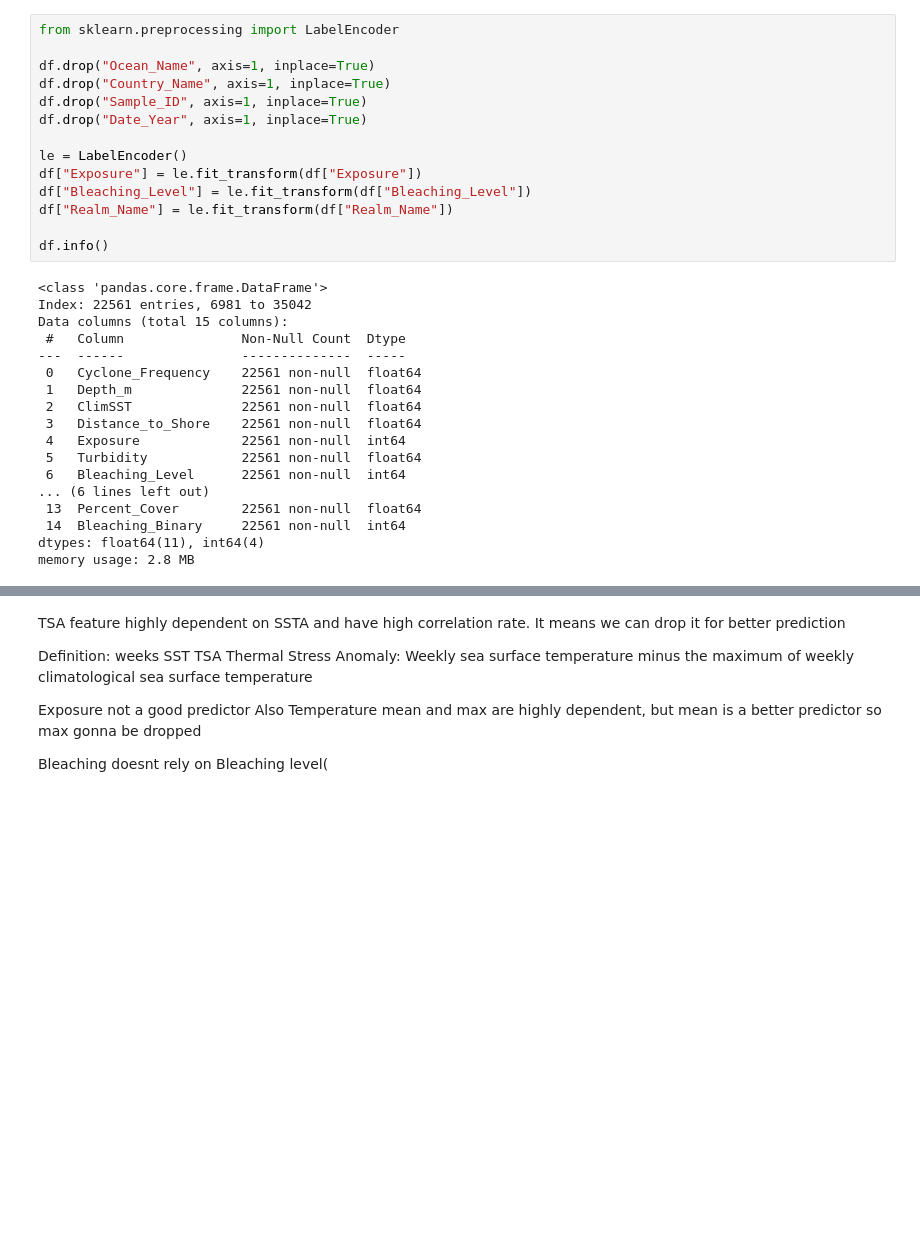
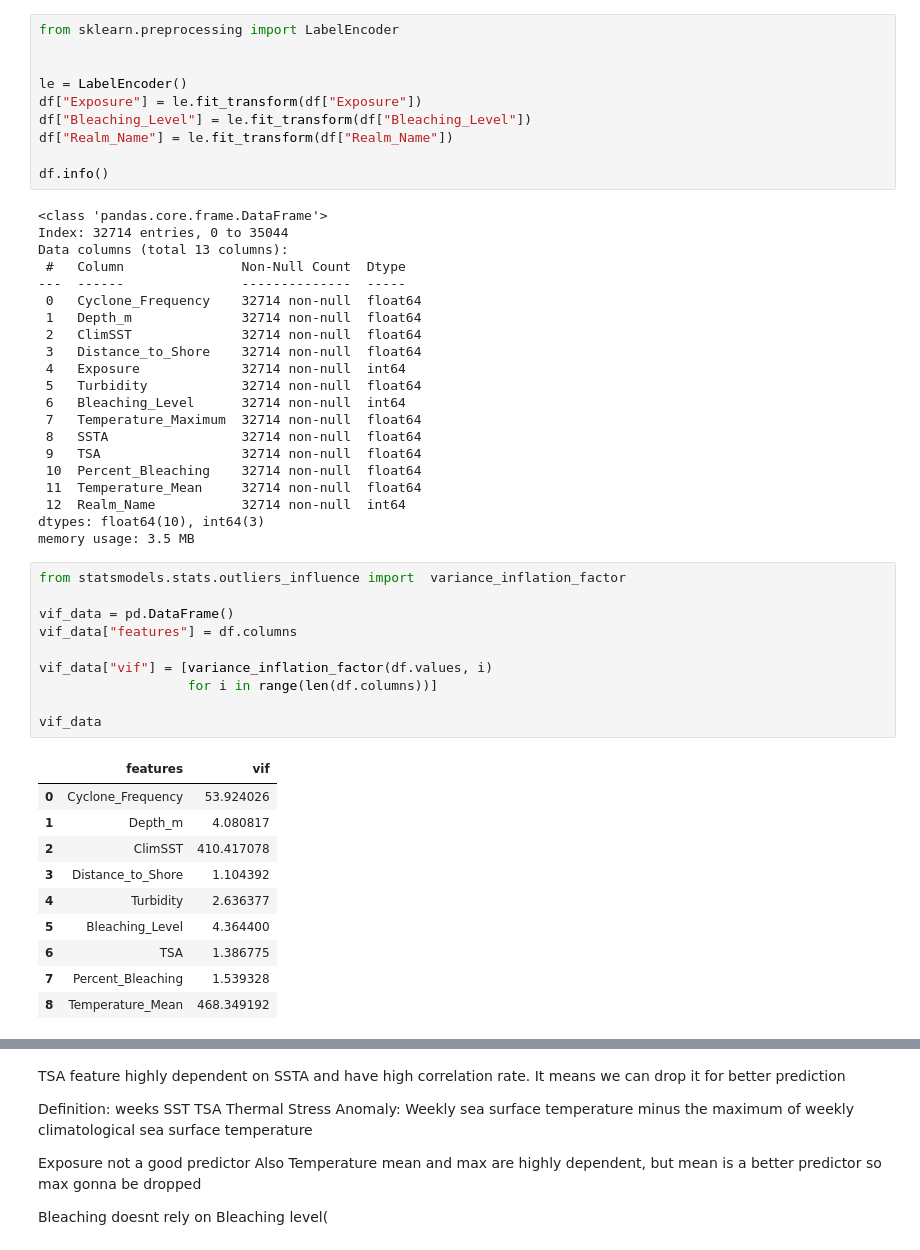
Before and after one commit to BopHockoB/Reef_Analysis, a Jupyter notebook: bleaching_classification_dataset_preprocessing.ipynb, the cells around one changed output, grey strips where cells are left out. Drawn from its saved outputs; the diff is of its cells as text; blank space fills up the shorter version.

```diff
--- a/bleaching_classification_dataset_preprocessing.ipynb
+++ b/bleaching_classification_dataset_preprocessing.ipynb
@@ -59,10 +89,6 @@ memory usage: 3.4+ MB
 # %%
 from sklearn.preprocessing import LabelEncoder
 
-df.drop("Ocean_Name", axis=1, inplace=True)
-df.drop("Country_Name", axis=1, inplace=True)
-df.drop("Sample_ID", axis=1, inplace=True)
-df.drop("Date_Year", axis=1, inplace=True)
 
 le = LabelEncoder()
 df["Exposure"] = le.fit_transform(df["Exposure"])
@@ -72,21 +98,45 @@ df["Realm_Name"] = le.fit_transform(df["Realm_Name"])
 df.info()
 # %% [output]
 <class 'pandas.core.frame.DataFrame'>
-Index: 22561 entries, 6981 to 35042
-Data columns (total 15 columns):
+Index: 32714 entries, 0 to 35044
+Data columns (total 13 columns):
  #   Column               Non-Null Count  Dtype
 ---  ------               --------------  -----
- 0   Cyclone_Frequency    22561 non-null  float64
- 1   Depth_m              22561 non-null  float64
- 2   ClimSST              22561 non-null  float64
- 3   Distance_to_Shore    22561 non-null  float64
- 4   Exposure             22561 non-null  int64
- 5   Turbidity            22561 non-null  float64
- 6   Bleaching_Level      22561 non-null  int64
-... (6 lines left out)
- 13  Percent_Cover        22561 non-null  float64
- 14  Bleaching_Binary     22561 non-null  int64
-dtypes: float64(11), int64(4)
-memory usage: 2.8 MB
+ 0   Cyclone_Frequency    32714 non-null  float64
+ 1   Depth_m              32714 non-null  float64
+ 2   ClimSST              32714 non-null  float64
+ 3   Distance_to_Shore    32714 non-null  float64
+ 4   Exposure             32714 non-null  int64
+ 5   Turbidity            32714 non-null  float64
+ 6   Bleaching_Level      32714 non-null  int64
+ 7   Temperature_Maximum  32714 non-null  float64
+ 8   SSTA                 32714 non-null  float64
+ 9   TSA                  32714 non-null  float64
+ 10  Percent_Bleaching    32714 non-null  float64
+ 11  Temperature_Mean     32714 non-null  float64
+ 12  Realm_Name           32714 non-null  int64
+dtypes: float64(10), int64(3)
+memory usage: 3.5 MB
+# %%
+from statsmodels.stats.outliers_influence import  variance_inflation_factor
+
+vif_data = pd.DataFrame()
+vif_data["features"] = df.columns
+
+vif_data["vif"] = [variance_inflation_factor(df.values, i)
+                   for i in range(len(df.columns))]
+
+vif_data
+# %% [output]
+|  | features | vif |
+| 0 | Cyclone_Frequency | 53.924026 |
+| 1 | Depth_m | 4.080817 |
+| 2 | ClimSST | 410.417078 |
+| 3 | Distance_to_Shore | 1.104392 |
+| 4 | Turbidity | 2.636377 |
+| 5 | Bleaching_Level | 4.364400 |
+| 6 | TSA | 1.386775 |
+| 7 | Percent_Bleaching | 1.539328 |
+| 8 | Temperature_Mean | 468.349192 |
 # %%
 
```
Also changed, not shown: parts of 15 cells of this notebook.
